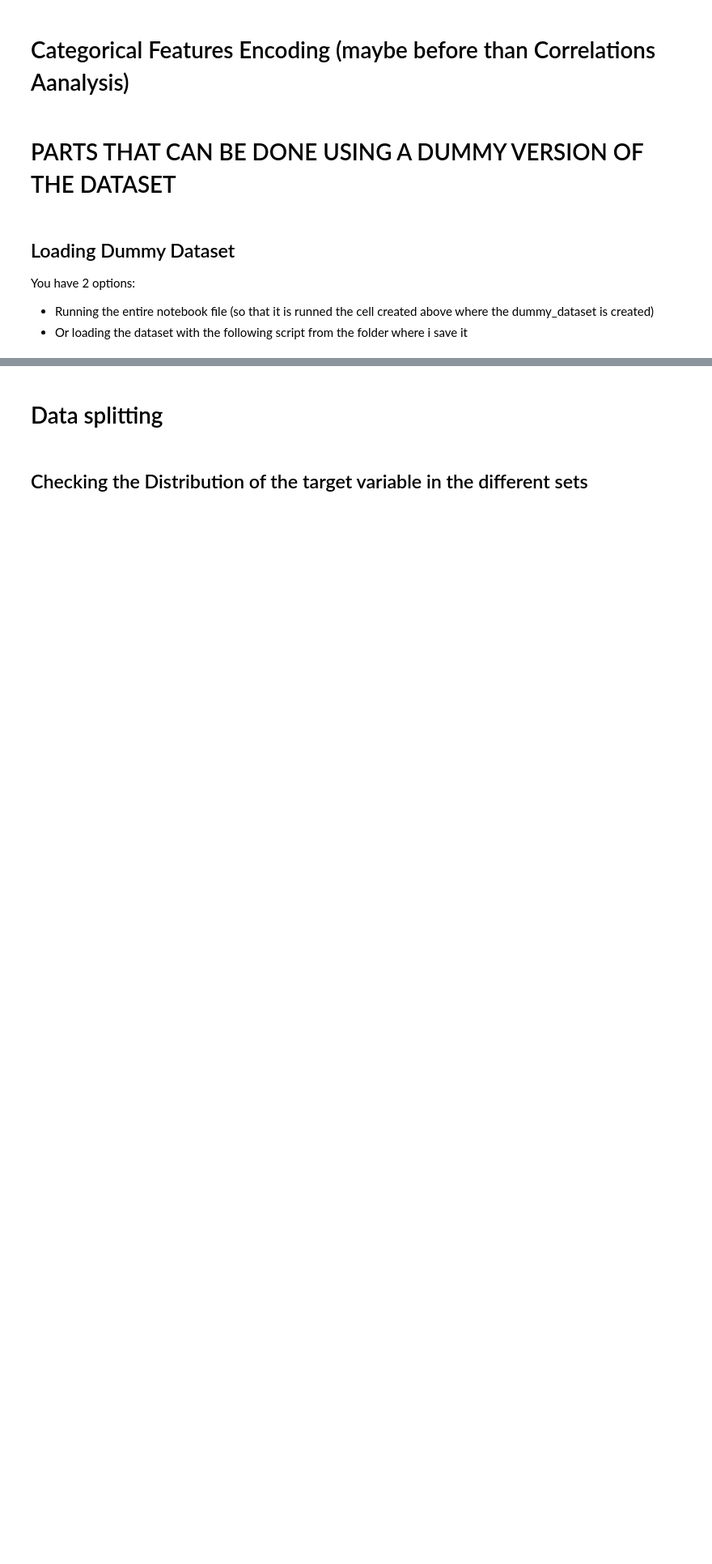
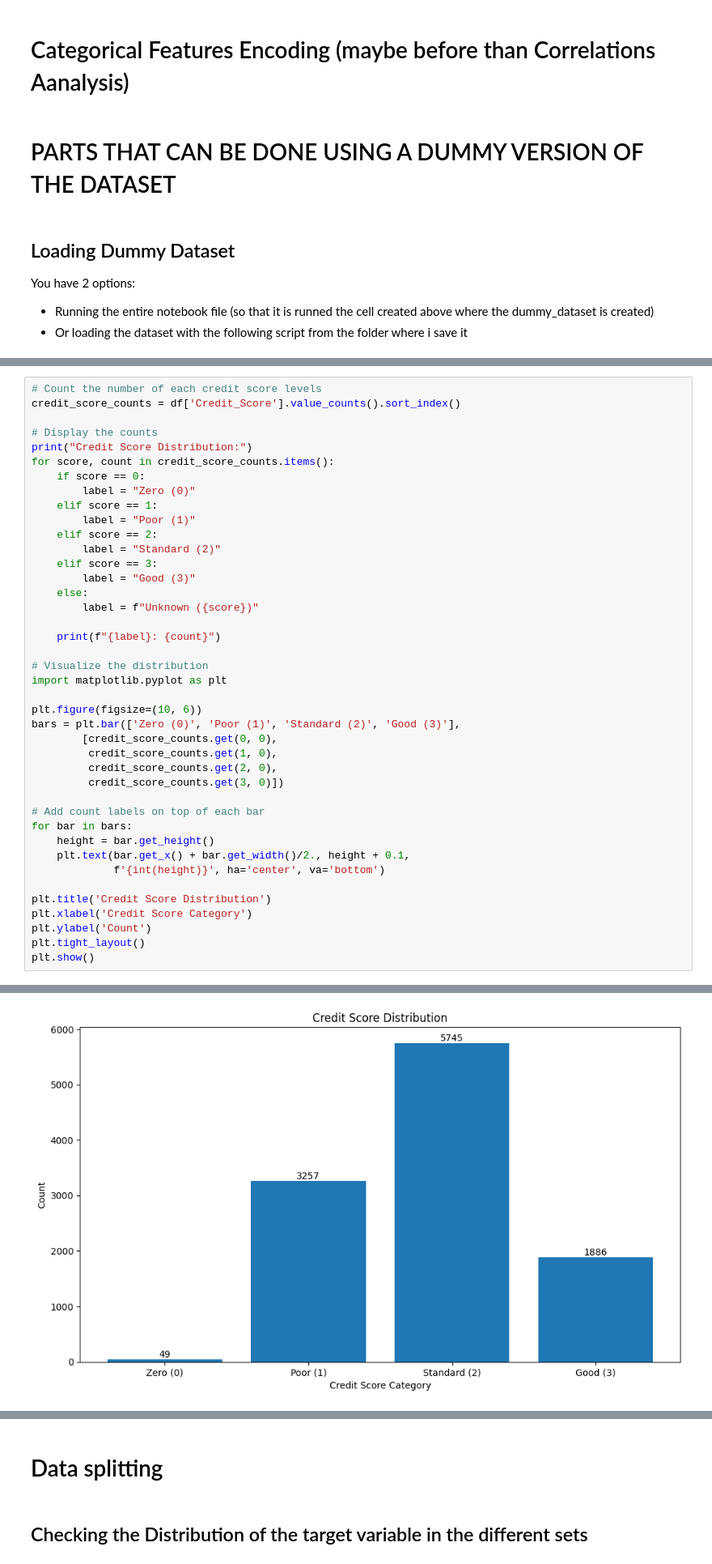
Before and after one commit to Simone-meli25/Credit_Score_Classification, a Jupyter notebook: notebooks/new_version.ipynb, the cells around one changed output, grey strips where cells are left out. Shown at 81% size. Saved outputs shown, nothing was run; the diff lists cells and outputs as text; blank space fills up the shorter version.

Commit message:
Distribution of the target feature and adressing class imbalance
Did SMOTE for addressing class imbalances & evaluated it.

```diff
--- a/notebooks/new_version.ipynb
+++ b/notebooks/new_version.ipynb
@@ -726,0 +727,42 @@ Loaded dataset with 10937 rows and 16 columns
+# %%
+# Count the number of each credit score levels
+credit_score_counts = df['Credit_Score'].value_counts().sort_index()
+
+# Display the counts
+print("Credit Score Distribution:")
+for score, count in credit_score_counts.items():
+    if score == 0:
+        label = "Zero (0)"
+    elif score == 1:
+        label = "Poor (1)"
+    elif score == 2:
+        label = "Standard (2)"
+    elif score == 3:
+        label = "Good (3)"
+    else:
+        label = f"Unknown ({score})"
+
+    print(f"{label}: {count}")
+
+# Visualize the distribution
+import matplotlib.pyplot as plt
+
+plt.figure(figsize=(10, 6))
+bars = plt.bar(['Zero (0)', 'Poor (1)', 'Standard (2)', 'Good (3)'],
+        [credit_score_counts.get(0, 0),
+         credit_score_counts.get(1, 0),
+         credit_score_counts.get(2, 0),
+         credit_score_counts.get(3, 0)])
+
+# Add count labels on top of each bar
+for bar in bars:
+    height = bar.get_height()
+    plt.text(bar.get_x() + bar.get_width()/2., height + 0.1,
+             f'{int(height)}', ha='center', va='bottom')
+
+plt.title('Credit Score Distribution')
+plt.xlabel('Credit Score Category')
+plt.ylabel('Count')
+plt.tight_layout()
+plt.show()
+# %% [output]
@@ -727 +774,2 @@ Loaded dataset with 10937 rows and 16 columns
+[figure, added]
 # %% [markdown]
```
Also changed, not shown: parts of 13 cells of this notebook, 1 other file.
